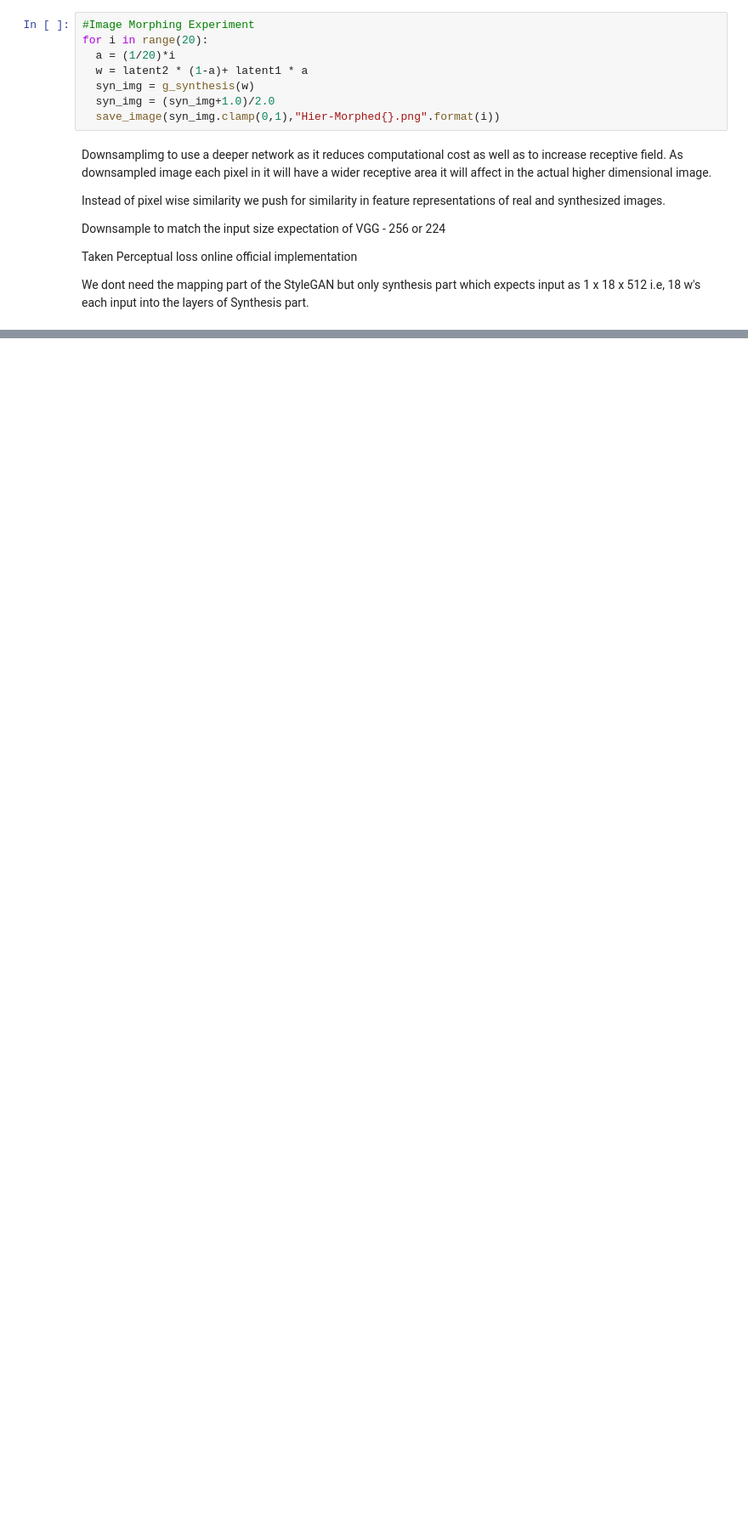
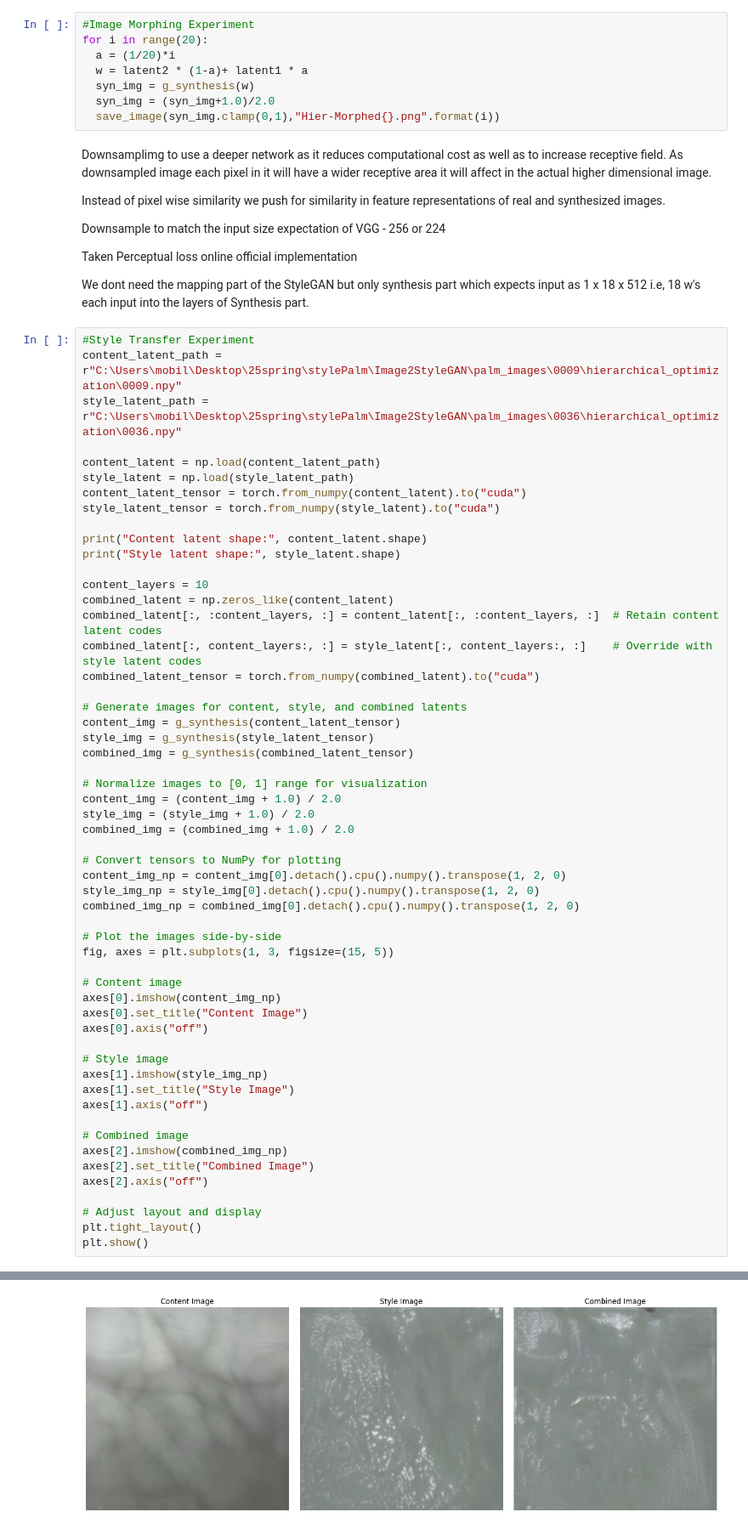
Before and after one commit to Yanxf23/Image2StyleGAN, a Jupyter notebook: Image2Style_Implementation.ipynb, the cells around one changed output, grey strips where cells are left out. Shown at 85% size. Cells and saved outputs as stored; diff of their text form; blank space fills up the shorter version.

Commit message:
test style transfer

```diff
--- a/Image2Style_Implementation.ipynb
+++ b/Image2Style_Implementation.ipynb
@@ -341,3 +343,59 @@ Downsample to match the input size expectation of VGG - 256 or 224
 Taken Perceptual loss online official implementation
 
 We dont need the mapping part of the StyleGAN but only synthesis part which expects input as 1 x 18 x 512 i.e, 18 w's each input into the layers of Synthesis part.
+# %%
+#Style Transfer Experiment
+content_latent_path = r"C:\Users\mobil\Desktop\25spring\stylePalm\Image2StyleGAN\palm_images\0009\hierarchical_optimization\0009.npy"
+style_latent_path = r"C:\Users\mobil\Desktop\25spring\stylePalm\Image2StyleGAN\palm_images\0036\hierarchical_optimization\0036.npy"
+
+content_latent = np.load(content_latent_path)
+style_latent = np.load(style_latent_path)
+content_latent_tensor = torch.from_numpy(content_latent).to("cuda")
+style_latent_tensor = torch.from_numpy(style_latent).to("cuda")
+
+print("Content latent shape:", content_latent.shape)
+print("Style latent shape:", style_latent.shape)
+
+content_layers = 10
+combined_latent = np.zeros_like(content_latent)
+combined_latent[:, :content_layers, :] = content_latent[:, :content_layers, :]  # Retain content latent codes
+combined_latent[:, content_layers:, :] = style_latent[:, content_layers:, :]    # Override with style latent codes
+combined_latent_tensor = torch.from_numpy(combined_latent).to("cuda")
+
+# Generate images for content, style, and combined latents
+content_img = g_synthesis(content_latent_tensor)
+style_img = g_synthesis(style_latent_tensor)
+combined_img = g_synthesis(combined_latent_tensor)
+
+# Normalize images to [0, 1] range for visualization
+content_img = (content_img + 1.0) / 2.0
+style_img = (style_img + 1.0) / 2.0
+combined_img = (combined_img + 1.0) / 2.0
+
+# Convert tensors to NumPy for plotting
+content_img_np = content_img[0].detach().cpu().numpy().transpose(1, 2, 0)
+style_img_np = style_img[0].detach().cpu().numpy().transpose(1, 2, 0)
+combined_img_np = combined_img[0].detach().cpu().numpy().transpose(1, 2, 0)
+
+# Plot the images side-by-side
+fig, axes = plt.subplots(1, 3, figsize=(15, 5))
+
+# Content image
+axes[0].imshow(content_img_np)
+axes[0].set_title("Content Image")
+axes[0].axis("off")
+
+# Style image
+axes[1].imshow(style_img_np)
+axes[1].set_title("Style Image")
+axes[1].axis("off")
+
+# Combined image
+axes[2].imshow(combined_img_np)
+axes[2].set_title("Combined Image")
+axes[2].axis("off")
+
+# Adjust layout and display
+plt.tight_layout()
+plt.show()
+# %% [output]
@@ -343,0 +404 @@ We dont need the mapping part of the StyleGAN but only synthesis part which expe
+[figure, added]
```
Also changed, not shown: parts of 3 cells of this notebook, 7 other files.
